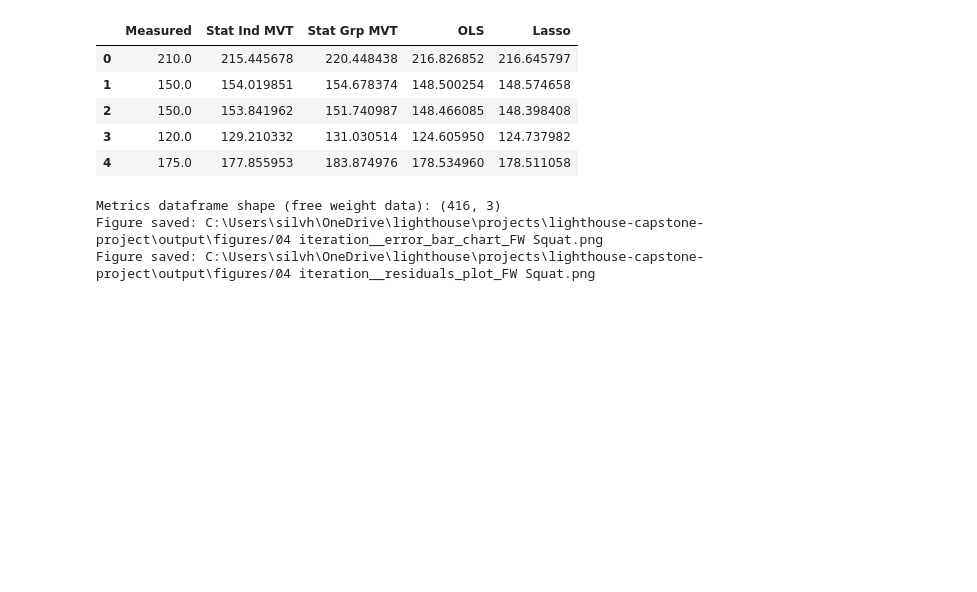
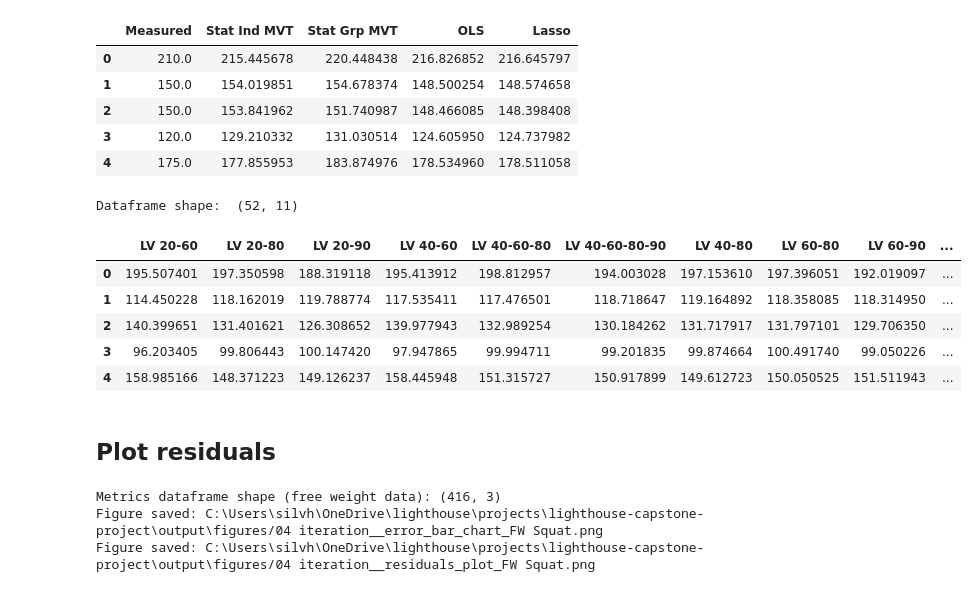
Before and after one commit to silvhua/lighthouse-capstone-project, a Jupyter notebook: notebooks/2022-12-06 figures.ipynb, the cells around one changed output. Cells and saved outputs as stored; diff of their text form; code cells hidden in the pictures; blank space fills up the shorter version.

```diff
--- a/notebooks/2022-12-06 figures.ipynb
+++ b/notebooks/2022-12-06 figures.ipynb
@@ -220,6 +222,21 @@ Dataframe shape:  (52, 5)
 | 2 | 150.0 | 153.841962 | 151.740987 | 148.466085 | 148.398408 |
 | 3 | 120.0 | 129.210332 | 131.030514 | 124.605950 | 124.737982 |
 | 4 | 175.0 | 177.855953 | 183.874976 | 178.534960 | 178.511058 |
+# %%
+# Load iteration 2 data
+predictions_fw2 = load_csv('02 iteration predictions.csv',
+    r'C:\Users\silvh\OneDrive\lighthouse\projects\lighthouse-capstone-project\output\predictions', column1_as_index=True)
+predictions_fw2.head()
+# %% [output]
+Dataframe shape:  (52, 11)
+|  | LV 20-60 | LV 20-80 | LV 20-90 | LV 40-60 | LV 40-60-80 | LV 40-60-80-90 | LV 40-80 | LV 60-80 | LV 60-90 | ... |
+| 0 | 195.507401 | 197.350598 | 188.319118 | 195.413912 | 198.812957 | 194.003028 | 197.153610 | 197.396051 | 192.019097 | ... |
+| 1 | 114.450228 | 118.162019 | 119.788774 | 117.535411 | 117.476501 | 118.718647 | 119.164892 | 118.358085 | 118.314950 | ... |
+| 2 | 140.399651 | 131.401621 | 126.308652 | 139.977943 | 132.989254 | 130.184262 | 131.717917 | 131.797101 | 129.706350 | ... |
+| 3 | 96.203405 | 99.806443 | 100.147420 | 97.947865 | 99.994711 | 99.201835 | 99.874664 | 100.491740 | 99.050226 | ... |
+| 4 | 158.985166 | 148.371223 | 149.126237 | 158.445948 | 151.315727 | 150.917899 | 149.612723 | 150.050525 | 151.511943 | ... |
+# %% [markdown]
+## Plot residuals
 # %%
 def plot_residuals(predictions, title='Squat',
     context='talk', annotate=True, ymin=-1.5, ymax=8, labels=None, pickle_name=None,
```
Also changed, not shown: parts of 8 cells of this notebook, 8 other files.
